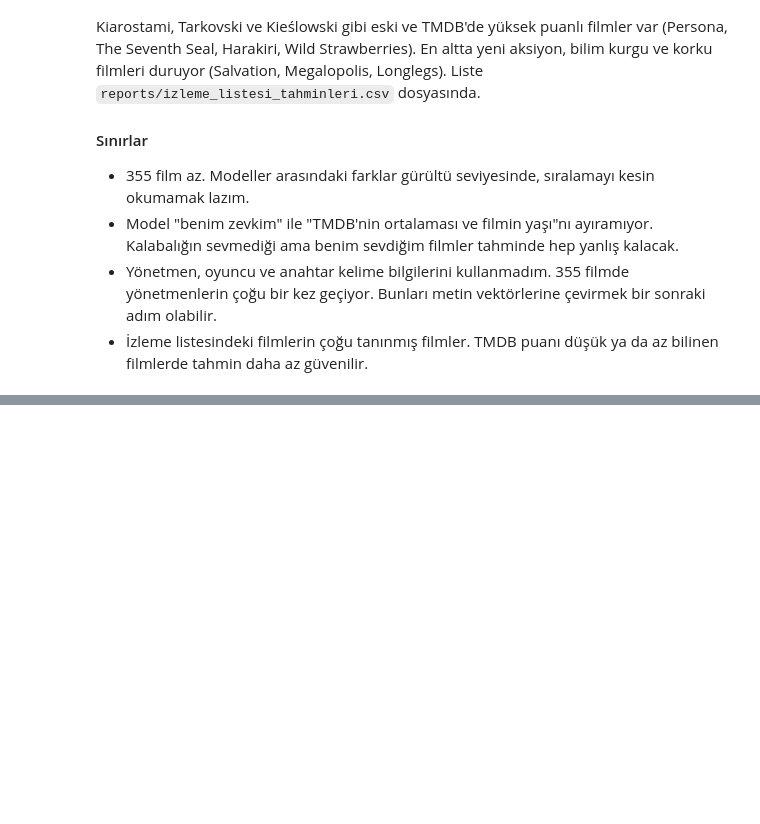
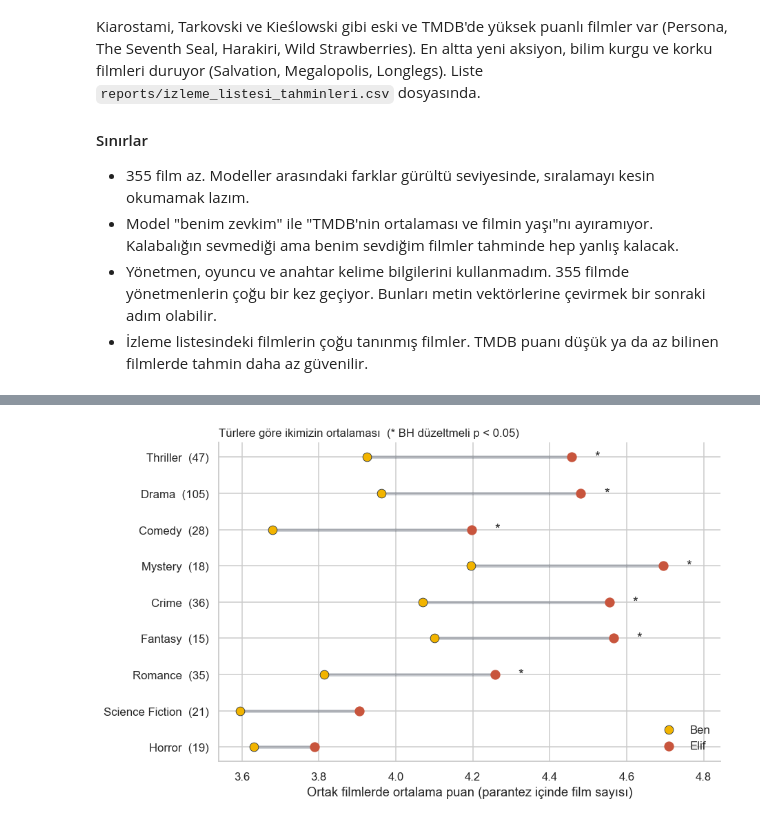
Before and after one commit to Kutaykabak/letterboxd-film-taste, a Jupyter notebook: notebooks/letterboxd_analizi.ipynb, the cells around one changed output, grey strips where cells are left out. Cells and saved outputs as stored; diff of their text form; code cells hidden in the pictures; blank space fills up the shorter version.

```diff
--- a/notebooks/letterboxd_analizi.ipynb
+++ b/notebooks/letterboxd_analizi.ipynb
@@ -1091,0 +1249,16 @@ Bölüm 9 dışındaki sonuçlar 355 filmin 5 katlı, 10 tekrarlı çapraz doğr
+# %%
+gcols = [c for c in df.columns if c.startswith('g_')]
+rows = []
+for g in gcols:
+    sub = df[df[g] == 1]
+    if len(sub) < 15:
+        continue
+    nz = sub['diff'][sub['diff'] != 0]
+    p = stats.wilcoxon(nz).pvalue if len(nz) >= 6 else np.nan
+    rows.append({'tür': g[2:], 'n': len(sub), 'ben': sub.rating_me.mean(), 'Elif': sub.rating_elif.mean(),
+                 'fark (Elif−ben)': sub['diff'].mean(), 'ort. mutlak fark': sub['diff'].abs().mean(),
+                 'rho': rho(sub.rating_me, sub.rating_elif), 'p': p})
+genre = pd.DataFrame(rows)
+genre['p (BH)'] = multipletests(genre['p'], method='fdr_bh')[1]
+genre = genre.sort_values('ort. mutlak fark').set_index('tür')
+display(genre.round(2).assign(p=genre['p'].round(4), **{'p (BH)': genre['p (BH)'].round(4)}))
@@ -1091,0 +1277,20 @@ Bölüm 9 dışındaki sonuçlar 355 filmin 5 katlı, 10 tekrarlı çapraz doğr
+# %%
+g = genre.sort_values('fark (Elif−ben)')
+fig, ax = plt.subplots(figsize=(8.5, 0.45 * len(g) + 1.2))
+y = np.arange(len(g))
+ax.hlines(y, g['ben'], g['Elif'], color=INK, alpha=.25, lw=3)
+ax.scatter(g['ben'], y, color=ME, s=70, zorder=3, label='Ben', edgecolor=INK, lw=.5)
+ax.scatter(g['Elif'], y, color=ELIF, s=70, zorder=3, label='Elif')
+ax.set_yticks(y, [f'{t}  ({n})' for t, n in zip(g.index, g['n'])])
+for yi, (_, r) in zip(y, g.iterrows()):
+    if r['p (BH)'] < 0.05:
+        ax.text(max(r['ben'], r['Elif']) + .06, yi, '*', va='center', fontsize=13)
+ax.set_xlabel('Ortak filmlerde ortalama puan (parantez içinde film sayısı)')
+ax.set_title('Türlere göre ikimizin ortalaması  (* BH düzeltmeli p < 0.05)', loc='left', fontsize=11)
+ax.legend(frameon=False, loc='lower right')
+ax.set_xlim(right=g[['ben', 'Elif']].to_numpy().max() + .15)
+fig.tight_layout()
+fig.savefig(FIG / '11_elif_turler.png', dpi=150, bbox_inches='tight')
+plt.show()
+# %% [output]
+[figure, added]
```
Also changed, not shown: parts of 19 cells of this notebook, 15 other files.
